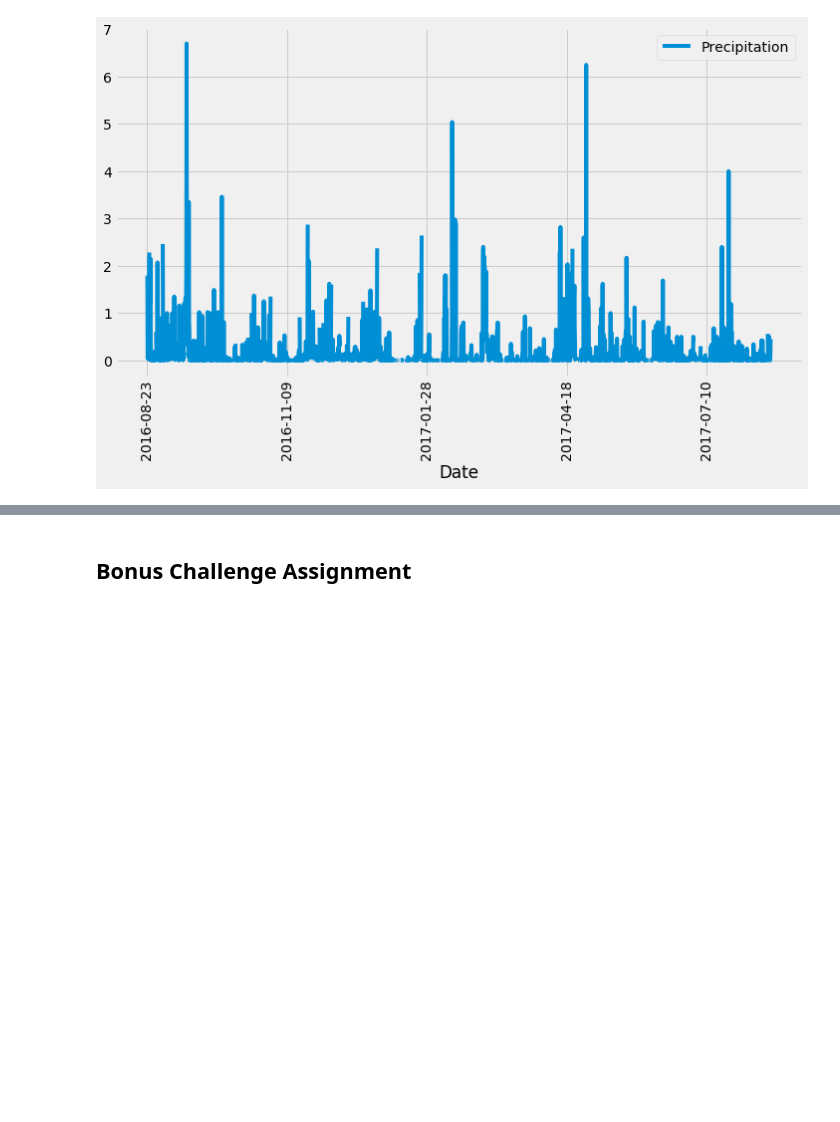
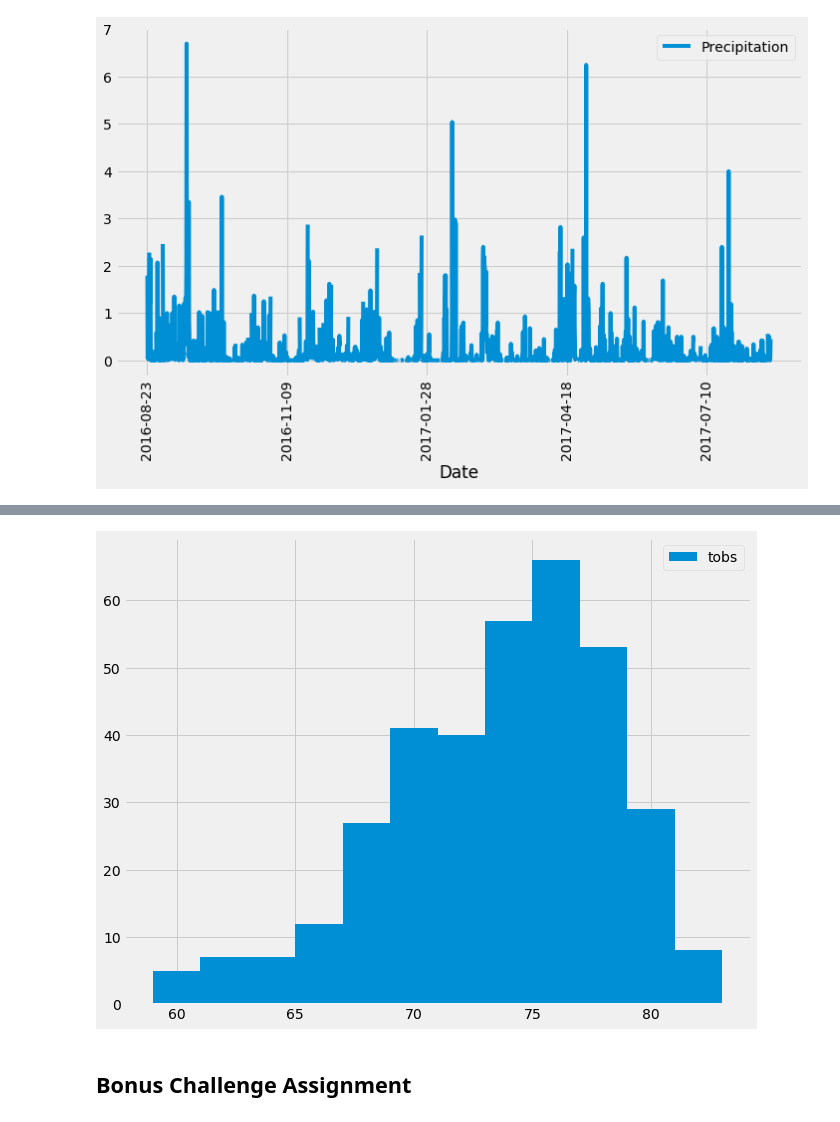
Before and after one commit to ringotm/sqlalchemy-challenge, a Jupyter notebook: climate_starter.ipynb, the cells around one changed output, grey strips where cells are left out. Drawn from its saved outputs; the diff is of its cells as text; code cells hidden in the pictures; blank space fills up the shorter version.

```diff
--- a/climate_starter.ipynb
+++ b/climate_starter.ipynb
@@ -180,2 +143,0 @@ most_recent_date = dt.datetime.strptime(most_recent_date[0], '%Y-%m-%d').date()
-# %%
-one_year_ago = most_recent_date - dt.timedelta(days=365)
@@ -190,3 +163,5 @@ datetime.date(2016, 8, 23)
 # %%
 # What are the most active stations? (i.e. what stations have the most rows)?
 # List the stations and the counts in descending order.
+most_active_stations = session.query(Measurement.station, func.count(Measurement.station)).group_by(Measurement.station).order_by(func.count(Measurement.station).desc()).all()
+most_active_stations
@@ -196,3 +195,4 @@ datetime.date(2016, 8, 23)
 # %%
 # Choose the station with the highest number of temperature observations.
 # Query the last 12 months of temperature observation data for this station and plot the results as a histogram
+one_year_temp_most_active = session.query(Measurement.tobs).filter(Measurement.station==most_active_stations[0][0]).filter(Measurement.date >= one_year_ago).filter(Measurement.date <=most_recent_date).all()
@@ -198,0 +203,2 @@ datetime.date(2016, 8, 23)
+# %%
+one_year_temp_most_active = [one_year_temp_most_active[i][0] for i in range(len(one_year_temp_most_active))]
@@ -199,3 +240,9 @@ datetime.date(2016, 8, 23)
+# %%
+fig, ax = plt.subplots(figsize=(10,8))
+ax.hist(one_year_temp_most_active, bins=12, label='tobs')
+plt.legend();
+# %% [output]
+[figure, added]
 # %% [markdown]
 ## Bonus Challenge Assignment
 # %%
```
Also changed, not shown: parts of 17 cells of this notebook.
